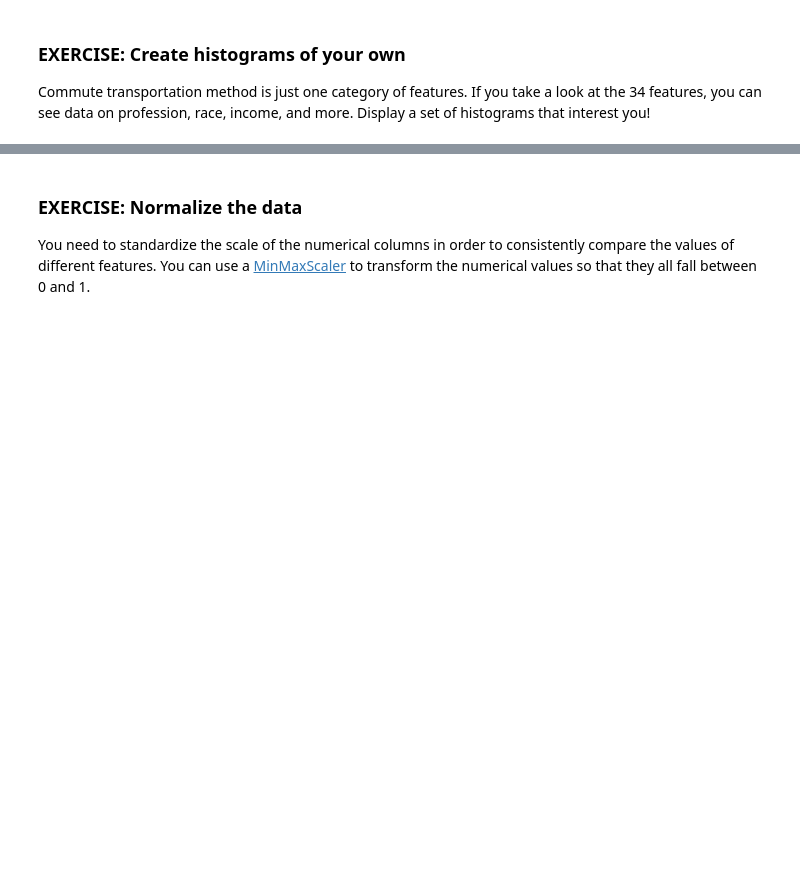
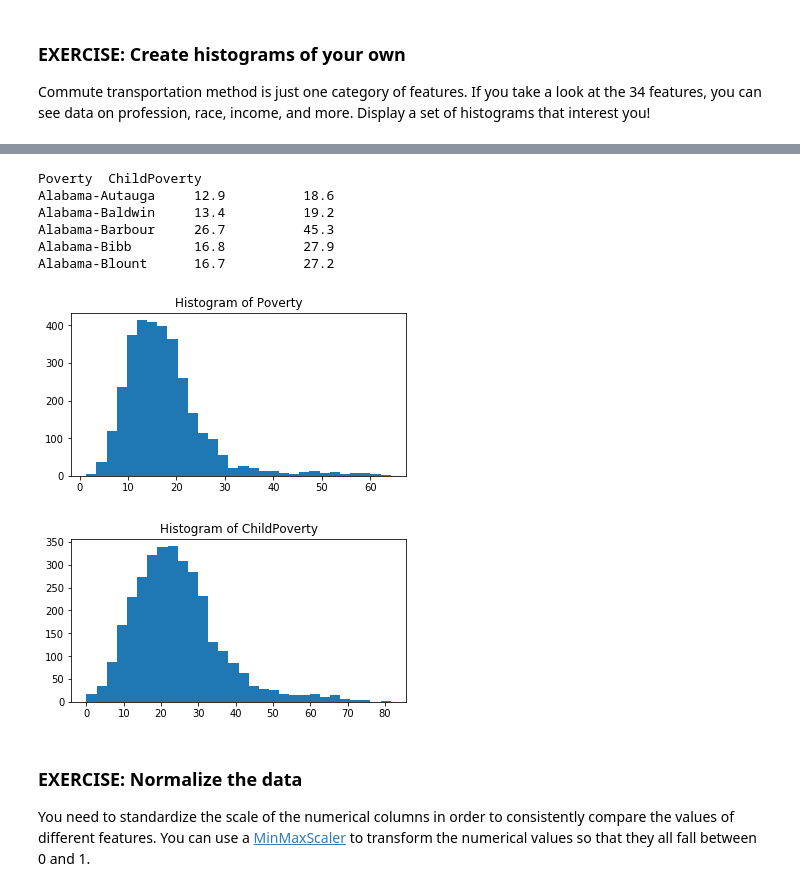
Before and after one commit to gpalozzi/ML_SageMaker_Studies, a Jupyter notebook: Population_Segmentation/Pop_Segmentation_Exercise.ipynb, the cells around one changed output, grey strips where cells are left out. Cells and saved outputs as stored; diff of their text form; code cells hidden in the pictures; blank space fills up the shorter version.

```diff
--- a/Population_Segmentation/Pop_Segmentation_Exercise.ipynb
+++ b/Population_Segmentation/Pop_Segmentation_Exercise.ipynb
@@ -237,3 +265,27 @@ for column_name in my_list:
+# %%
+# create a list of features that you want to compare or examine
+poverty_list = ['Poverty', 'ChildPoverty']
+n_bins = 30 # define n_bins
+
+print(clean_counties_df[poverty_list].iloc[:5, :])
+
+# histogram creation code is similar to above
+for column_name in poverty_list:
+    ax=plt.subplots(figsize=(6,3))
+    # get data by column_name and display a histogram
+    ax = plt.hist(clean_counties_df[column_name], bins=n_bins)
+    title="Histogram of " + column_name
+    plt.title(title, fontsize=12)
+    plt.show()
+# %% [output]
+Poverty  ChildPoverty
+Alabama-Autauga     12.9          18.6
+Alabama-Baldwin     13.4          19.2
+Alabama-Barbour     26.7          45.3
+Alabama-Bibb        16.8          27.9
+Alabama-Blount      16.7          27.2
+[figure, added]
+[figure, added]
 # %% [markdown]
 ### EXERCISE: Normalize the data
 
```
Also changed, not shown: parts of 3 cells of this notebook.
